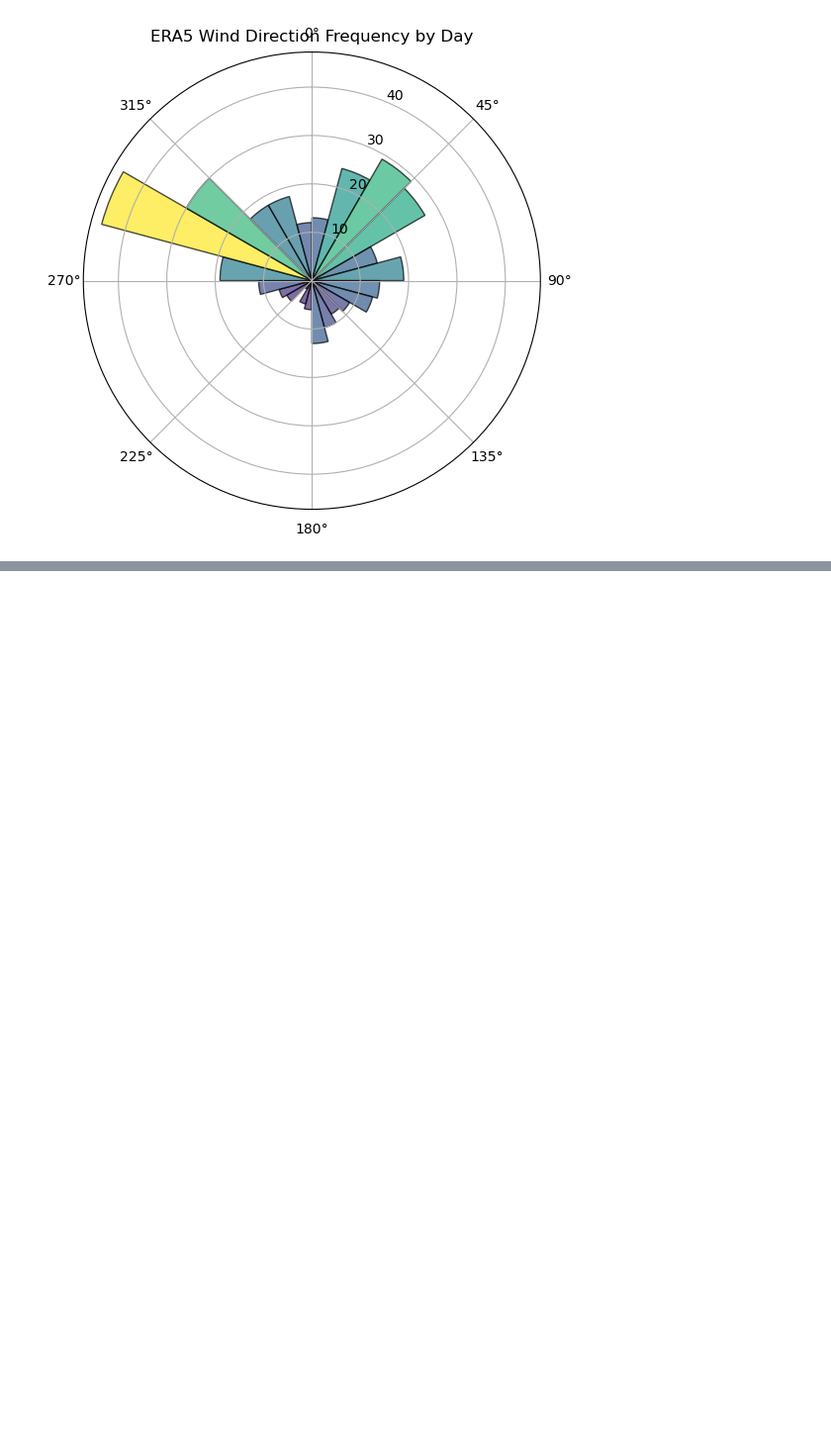
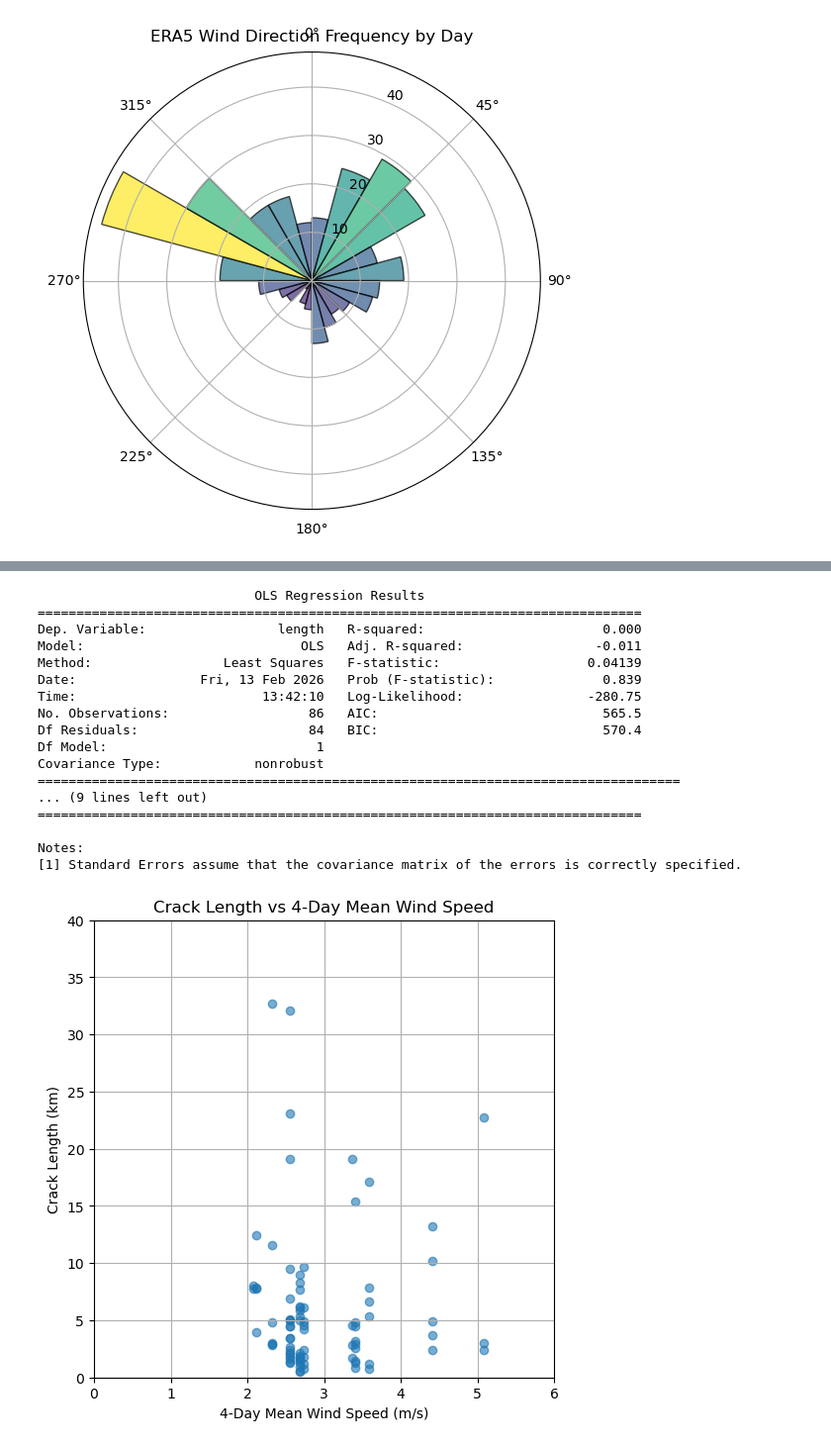
Before and after one commit to kovaleskima/KobukData, a Jupyter notebook: winds_to_bearings.ipynb, the cells around one changed output, grey strips where cells are left out. Shown at 99% size. Cells and saved outputs as stored; diff of their text form; code cells hidden in the pictures; blank space fills up the shorter version.

```diff
--- a/winds_to_bearings.ipynb
+++ b/winds_to_bearings.ipynb
@@ -207,0 +288,53 @@ KeyError: "['wind_dir_4day_mean'] not in index"
+# %%
+# Compute 4-day rolling mean wind speed
+speed_4day = speed_df["wind_speed"].rolling(4, min_periods=4).mean()
+speed_4day_df = speed_4day.to_frame(name="wind_speed_4day")
+
+all_cracks_df["wind_speed_4day"] = (
+    all_cracks_df["date"].map(speed_4day_df["wind_speed_4day"])
+)
+
+# Run linear regression
+cols = ["wind_speed_4day", "length"]
+df_reg = all_cracks_df[cols].dropna()
+
+X = sm.add_constant(df_reg["wind_speed_4day"])
+y = df_reg["length"]
+
+model = sm.OLS(y, X).fit()
+print(model.summary())
+
+plt.figure(figsize=(6,6))
+plt.scatter(
+    df_reg["wind_speed_4day"],
+    df_reg["length"],
+    alpha=0.6
+)
+
+plt.xlabel("4-Day Mean Wind Speed (m/s)")
+plt.ylabel("Crack Length (km)")
+plt.xlim(0, 6)
+plt.ylim(0, 40)
+plt.grid(True)
+
+plt.title("Crack Length vs 4-Day Mean Wind Speed")
+plt.show()
+# %% [output]
+                            OLS Regression Results
+==============================================================================
+Dep. Variable:                 length   R-squared:                       0.000
+Model:                            OLS   Adj. R-squared:                 -0.011
+Method:                 Least Squares   F-statistic:                   0.04139
+Date:                Fri, 13 Feb 2026   Prob (F-statistic):              0.839
+Time:                        13:42:10   Log-Likelihood:                -280.75
+No. Observations:                  86   AIC:                             565.5
+Df Residuals:                      84   BIC:                             570.4
+Df Model:                           1
+Covariance Type:            nonrobust
+===================================================================================
+... (9 lines left out)
+==============================================================================
+
+Notes:
+[1] Standard Errors assume that the covariance matrix of the errors is correctly specified.
+[figure, added]
```
Also changed, not shown: parts of 4 cells of this notebook.
